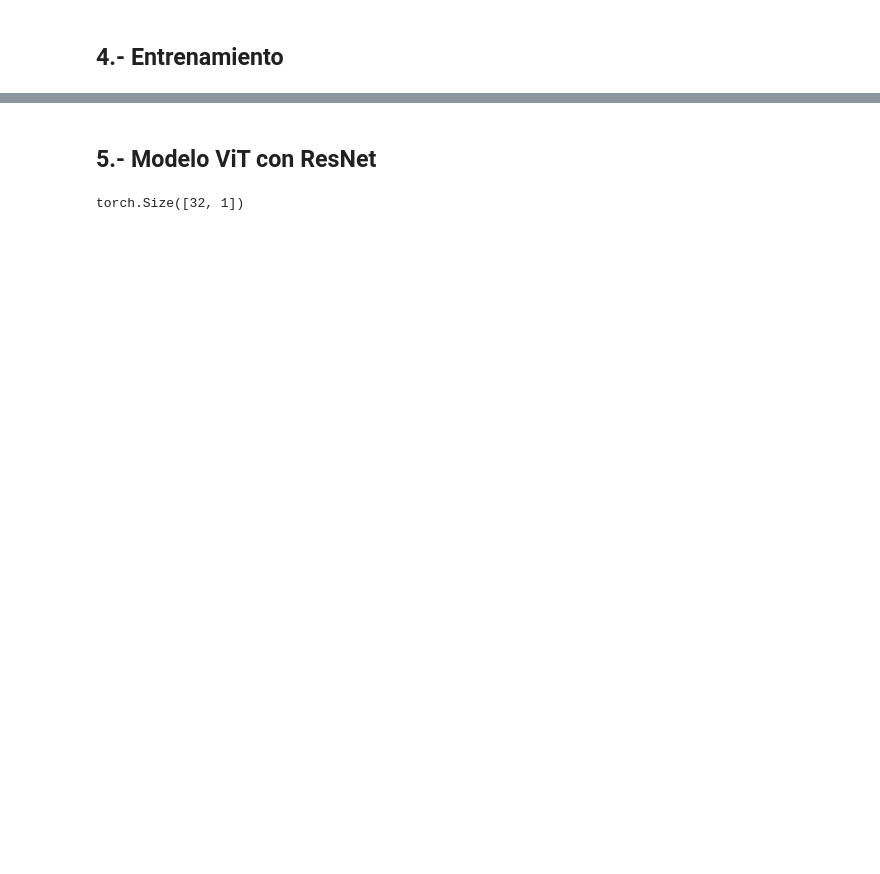
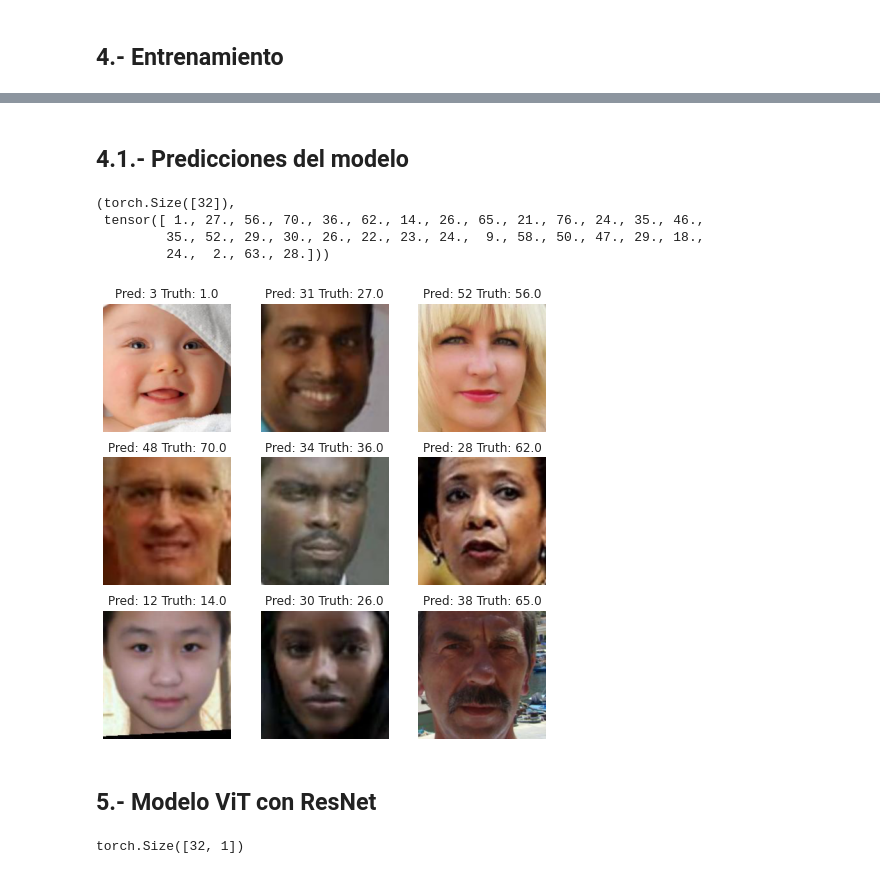
Before and after one commit to JorgeTonatiuh/redes_basadas_atencion_tarea3, a Jupyter notebook: Redes_basadas_en_atencion.ipynb, the cells around one changed output, grey strips where cells are left out. Saved outputs shown, nothing was run; the diff lists cells and outputs as text; code cells hidden in the pictures; blank space fills up the shorter version.

```diff
--- a/Redes_basadas_en_atencion.ipynb
+++ b/Redes_basadas_en_atencion.ipynb
@@ -775,0 +771,4 @@ plt.show()
+# %% [markdown]
+## 4.1.- Predicciones del modelo
+# %%
+test_batch, test_labels = next(iter(val_dl))
@@ -776,3 +781,25 @@ plt.show()
+# %%
+pred = torch.round(pred).reshape(-1)
+pred.shape, test_labels
+# %% [output]
+(torch.Size([32]),
+ tensor([ 1., 27., 56., 70., 36., 62., 14., 26., 65., 21., 76., 24., 35., 46.,
+         35., 52., 29., 30., 26., 22., 23., 24.,  9., 58., 50., 47., 29., 18.,
+         24.,  2., 63., 28.]))
+# %%
+import matplotlib.pyplot as plt
+import numpy as np
+
+plt.figure(figsize=(8, 8))
+
+for i in range(9):
+    ax = plt.subplot(3, 3, i + 1)
+    plt.imshow(np.transpose(test_batch[i] * 255, [1, 2, 0]).numpy().astype("uint8"))
+    title = "Pred: {} Truth: {}".format(int(pred[i]),test_labels[i])
+    plt.title(title)
+    plt.axis("off")
+# %% [output]
+[figure, added]
 # %% [markdown]
 ## 5.- Modelo ViT con ResNet
 # %%
```
Also changed, not shown: parts of 22 cells of this notebook.
